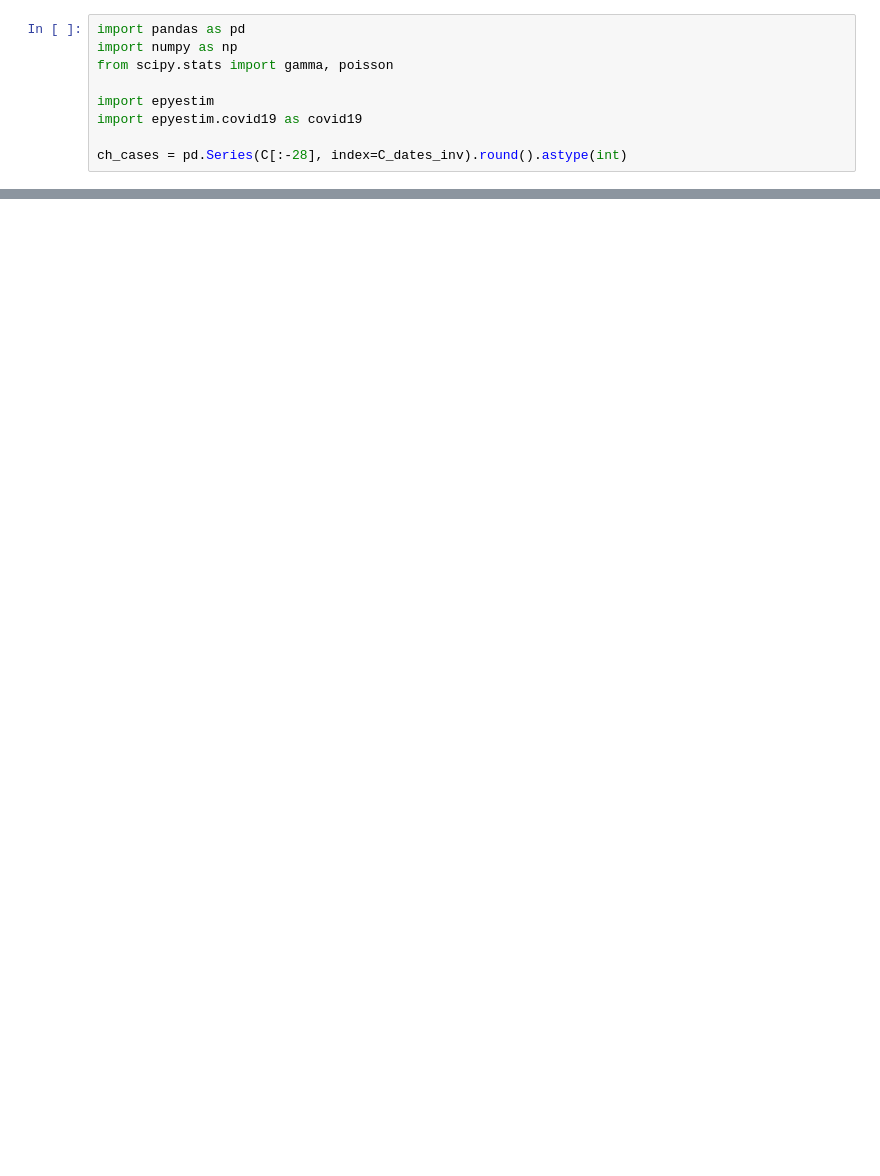
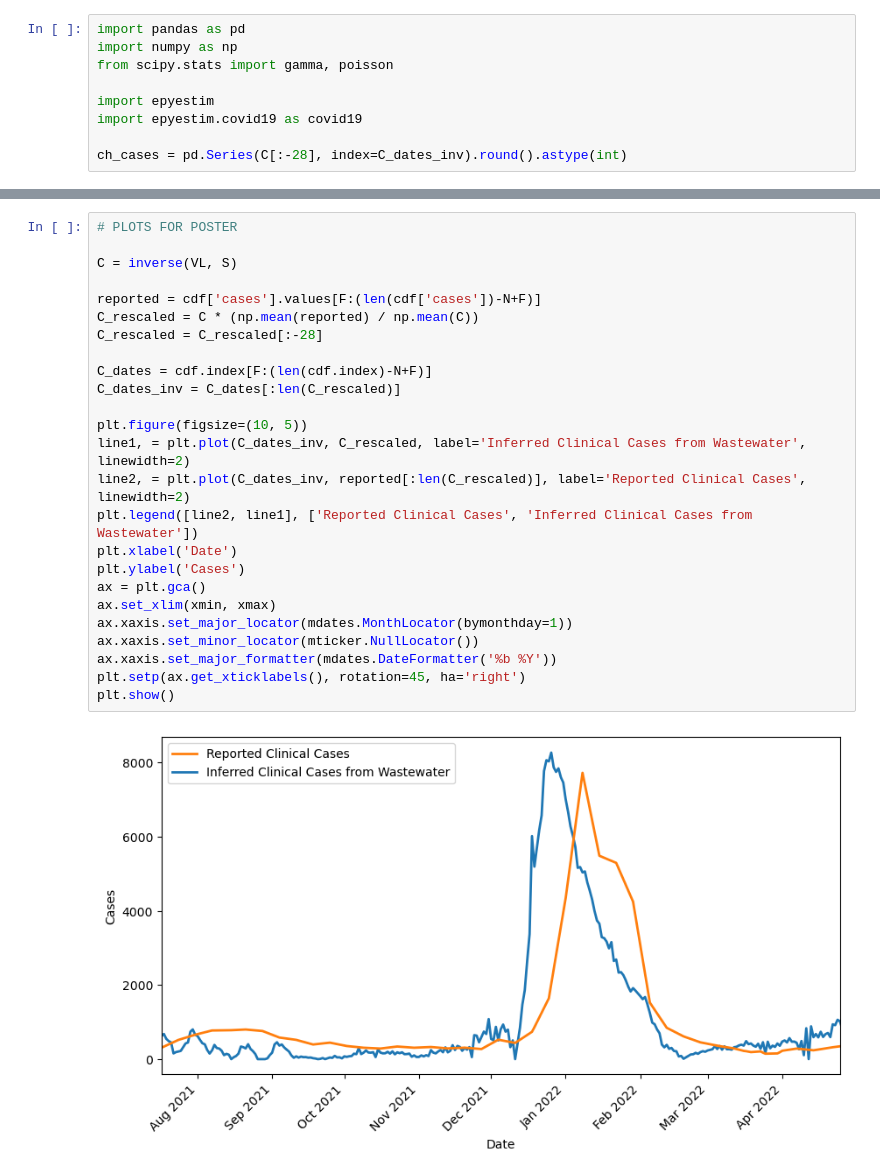
Before and after one commit to elizabethmurphy24/Wastewater-Surveillence, a Jupyter notebook: Re.ipynb, the cells around one changed output, grey strips where cells are left out. Cells and saved outputs as stored; diff of their text form; blank space fills up the shorter version.

Commit message:
plots for poster

```diff
--- a/Re.ipynb
+++ b/Re.ipynb
@@ -237,0 +287,27 @@ ch_time_varying_r.tail()
+# %%
+# PLOTS FOR POSTER
+
+C = inverse(VL, S)
+
+reported = cdf['cases'].values[F:(len(cdf['cases'])-N+F)]
+C_rescaled = C * (np.mean(reported) / np.mean(C))
+C_rescaled = C_rescaled[:-28]
+
+C_dates = cdf.index[F:(len(cdf.index)-N+F)]
+C_dates_inv = C_dates[:len(C_rescaled)]
+
+plt.figure(figsize=(10, 5))
+line1, = plt.plot(C_dates_inv, C_rescaled, label='Inferred Clinical Cases from Wastewater', linewidth=2)
+line2, = plt.plot(C_dates_inv, reported[:len(C_rescaled)], label='Reported Clinical Cases', linewidth=2)
+plt.legend([line2, line1], ['Reported Clinical Cases', 'Inferred Clinical Cases from Wastewater'])
+plt.xlabel('Date')
+plt.ylabel('Cases')
+ax = plt.gca()
+ax.set_xlim(xmin, xmax)
+ax.xaxis.set_major_locator(mdates.MonthLocator(bymonthday=1))
+ax.xaxis.set_minor_locator(mticker.NullLocator())
+ax.xaxis.set_major_formatter(mdates.DateFormatter('%b %Y'))
+plt.setp(ax.get_xticklabels(), rotation=45, ha='right')
+plt.show()
+# %% [output]
+[figure, added]
```
Also changed, not shown: parts of 6 cells of this notebook, 1 other file.
